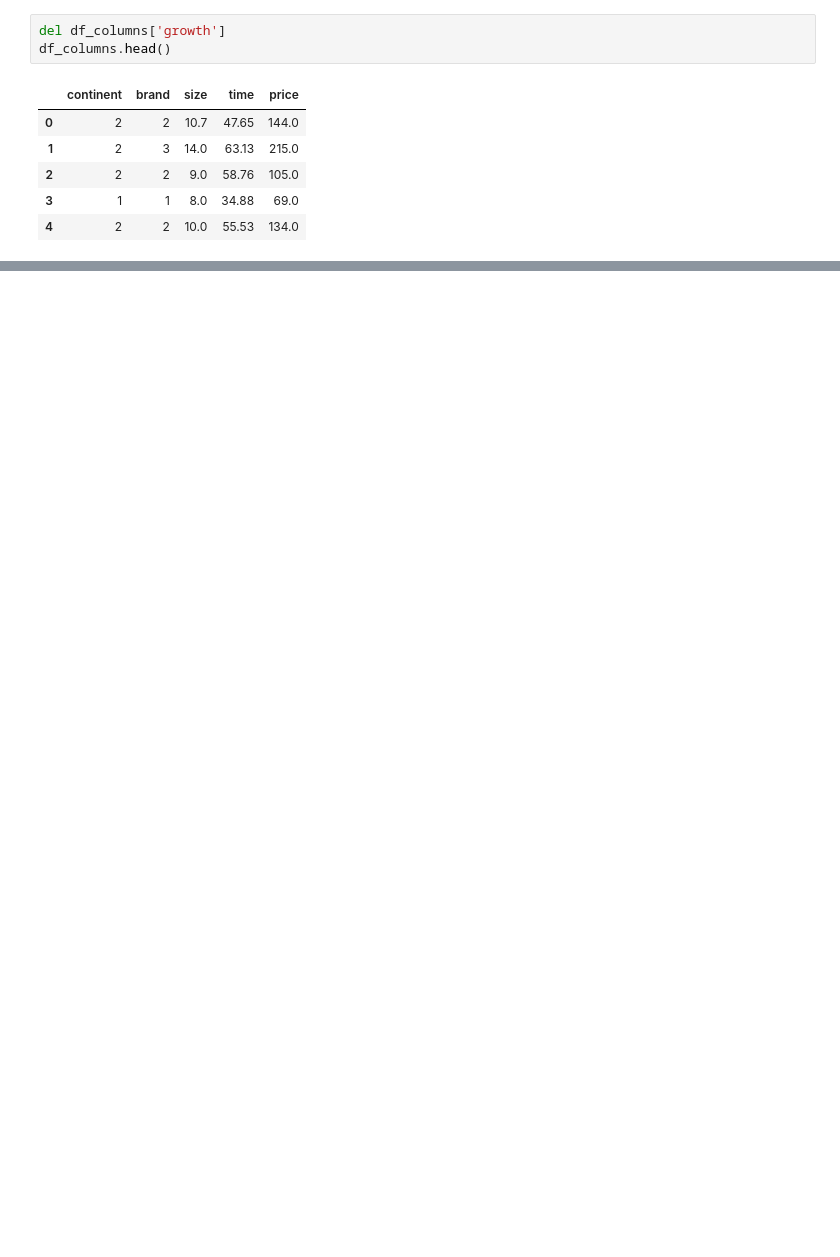
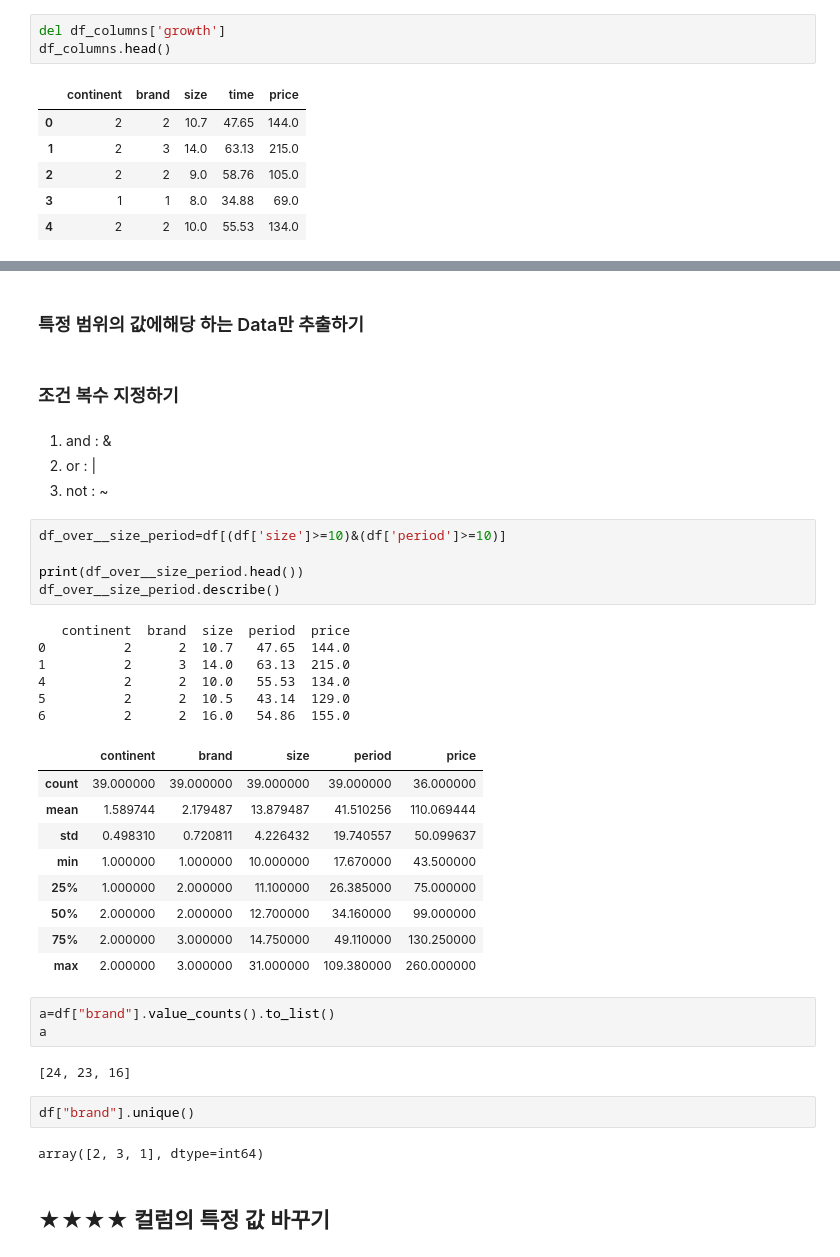
Before and after one commit to kashmir1cs/-, a Jupyter notebook: 02_빅데이터분석기사_pandas.ipynb, the cells around one changed output, grey strips where cells are left out. Cells and saved outputs as stored; diff of their text form; blank space fills up the shorter version.

```diff
--- a/02_빅데이터분석기사_pandas.ipynb
+++ b/02_빅데이터분석기사_pandas.ipynb
@@ -361,0 +392,40 @@ df_columns.head()
+# %% [markdown]
+### 특정 범위의 값에해당 하는 Data만 추출하기
+# %% [markdown]
+### 조건 복수 지정하기
+# %% [markdown]
+1. and : &
+2. or : |
+3. not : ~
+# %%
+df_over__size_period=df[(df['size']>=10)&(df['period']>=10)]
+
+print(df_over__size_period.head())
+df_over__size_period.describe()
+# %% [output]
+   continent  brand  size  period  price
+0          2      2  10.7   47.65  144.0
+1          2      3  14.0   63.13  215.0
+4          2      2  10.0   55.53  134.0
+5          2      2  10.5   43.14  129.0
+6          2      2  16.0   54.86  155.0
+|  | continent | brand | size | period | price |
+| count | 39.000000 | 39.000000 | 39.000000 | 39.000000 | 36.000000 |
+| mean | 1.589744 | 2.179487 | 13.879487 | 41.510256 | 110.069444 |
+| std | 0.498310 | 0.720811 | 4.226432 | 19.740557 | 50.099637 |
+| min | 1.000000 | 1.000000 | 10.000000 | 17.670000 | 43.500000 |
+| 25% | 1.000000 | 2.000000 | 11.100000 | 26.385000 | 75.000000 |
+| 50% | 2.000000 | 2.000000 | 12.700000 | 34.160000 | 99.000000 |
+| 75% | 2.000000 | 3.000000 | 14.750000 | 49.110000 | 130.250000 |
+| max | 2.000000 | 3.000000 | 31.000000 | 109.380000 | 260.000000 |
+# %%
+a=df["brand"].value_counts().to_list()
+a
+# %% [output]
+[24, 23, 16]
+# %%
+df["brand"].unique()
+# %% [output]
+array([2, 3, 1], dtype=int64)
+# %% [markdown]
+## ★★★★ 컬럼의 특정 값 바꾸기
```
Also changed, not shown: parts of 22 cells of this notebook.
